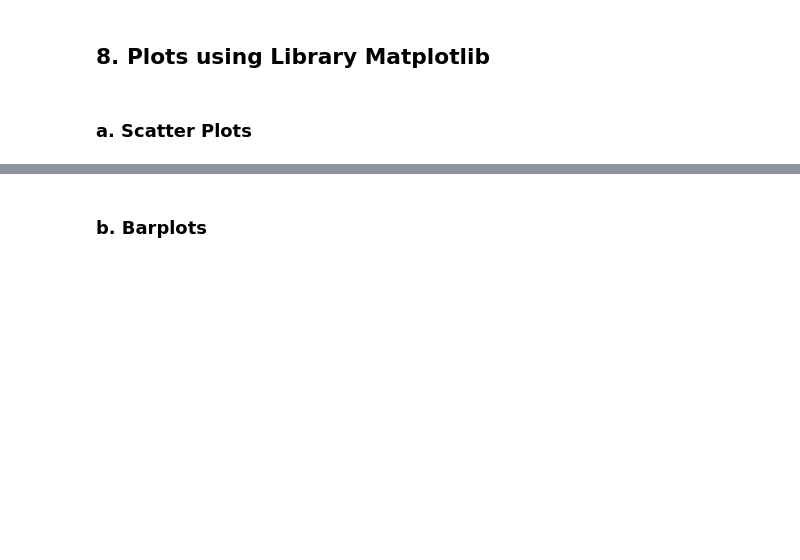
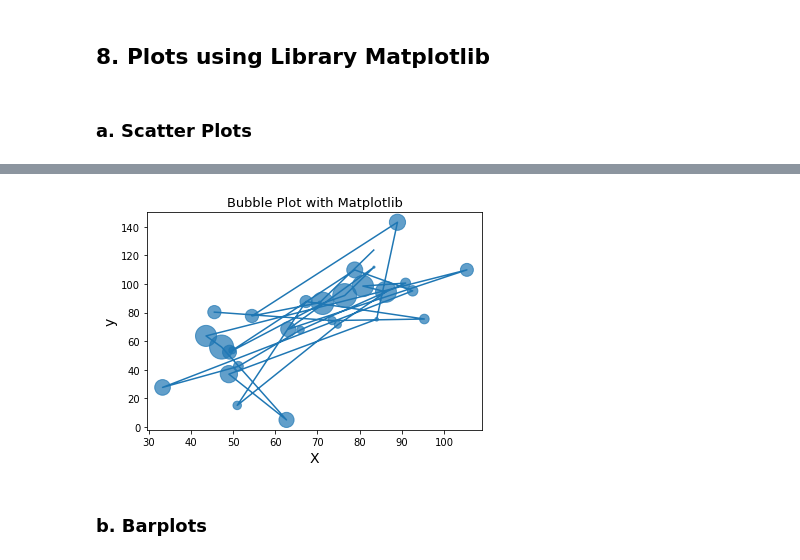
Before and after one commit to Himanshu7011/AiML, a Jupyter notebook: Inclass Session 5 _ 6 - Question-1.ipynb, the cells around one changed output, grey strips where cells are left out. Cells and saved outputs as stored; diff of their text form; code cells hidden in the pictures; blank space fills up the shorter version.

```diff
--- a/Inclass Session 5 _ 6 - Question-1.ipynb
+++ b/Inclass Session 5 _ 6 - Question-1.ipynb
@@ -871,3 +919,34 @@ df
+# %%
+# type your code here
+import matplotlib.pyplot as plt
+import pandas as pd
+import numpy as np
+
+np.random.seed(23)
+N = 30
+x = np.random.normal(70, 20, N)
+y = x + np.random.normal(5, 25, N)
+colors = np.random.rand(N)
+area = (25 * np.random.rand(N))**2
+
+df = pd.DataFrame({
+    'X': x,
+    'Y': y,
+    'Colors': colors,
+    "bubble_size":area})
+
+df
+plt.scatter('X', 'Y',
+             s='bubble_size',
+             alpha=0.7,
+             data=df)
+plt.plot(df.X, df.Y)
+plt.xlabel("X", size=14)
+plt.ylabel("y", size=14)
+plt.title("Bubble Plot with Matplotlib", size=13)
+plt.show()
+# %% [output]
+[figure, added]
 # %% [markdown]
 ### b. Barplots
 # %% [markdown]
```
Also changed, not shown: parts of 14 cells of this notebook.
